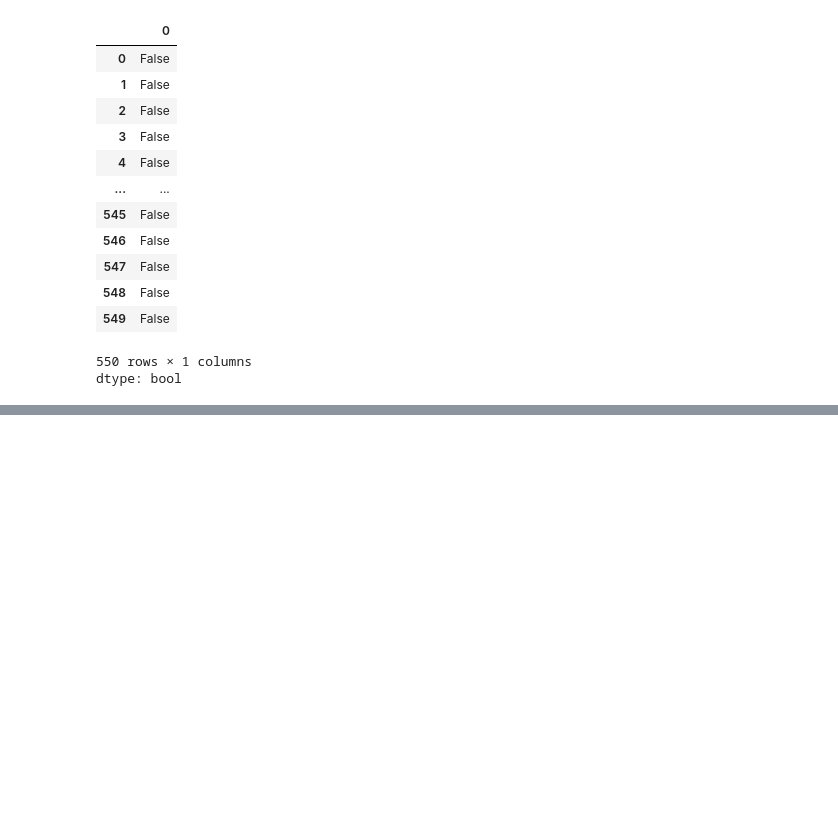
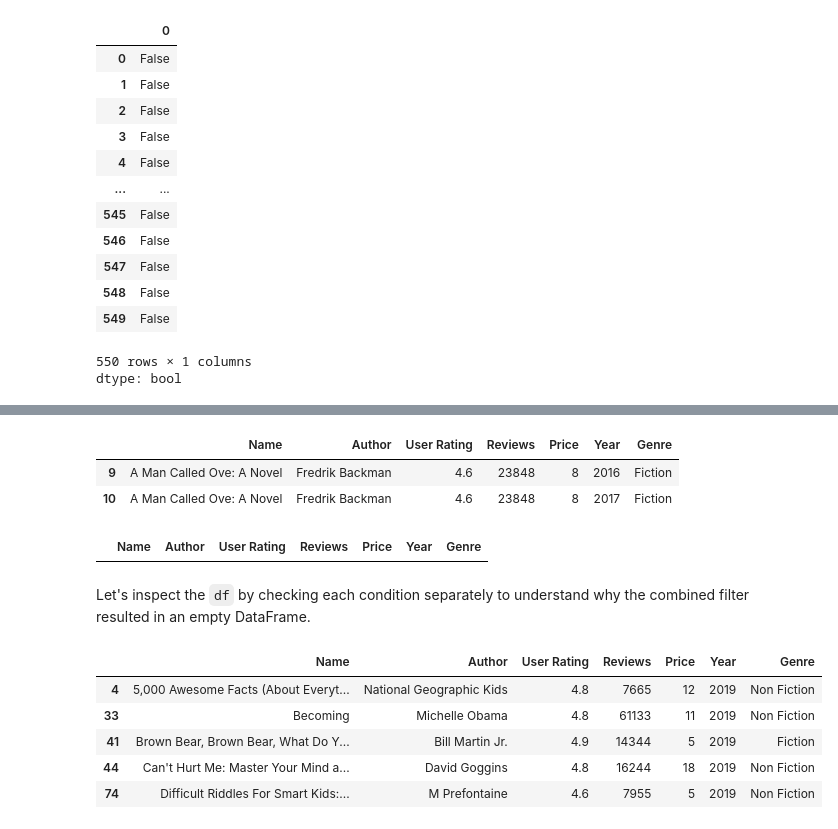
Before and after one commit to Divasdev/-100-Days-of-Code-Python-Pro-Bootcamp, a Jupyter notebook: DataAnalysis.ipynb, the cells around one changed output, grey strips where cells are left out. Cells and saved outputs as stored; diff of their text form; code cells hidden in the pictures; blank space fills up the shorter version.

```diff
--- a/DataAnalysis.ipynb
+++ b/DataAnalysis.ipynb
@@ -173,0 +262,26 @@ dtype: bool
+# %%
+auth_name='Fredrik Backman'
+specific_author=df[df['Author']==auth_name]
+specific_author
+# %% [output]
+|  | Name | Author | User Rating | Reviews | Price | Year | Genre |
+| 9 | A Man Called Ove: A Novel | Fredrik Backman | 4.6 | 23848 | 8 | 2016 | Fiction |
+| 10 | A Man Called Ove: A Novel | Fredrik Backman | 4.6 | 23848 | 8 | 2017 | Fiction |
+# %%
+specific_book=df[(df['Year']==2019) & (df['Reviews']>10000)]
+specific_book
+# %% [output]
+|  | Name | Author | User Rating | Reviews | Price | Year | Genre |
+# %% [markdown]
+Let's inspect the `df` by checking each condition separately to understand why the combined filter resulted in an empty DataFrame.
+# %%
+# Books published in 2019
+books_2019 = df[df['Year'] == 2019]
+display(books_2019.head())
+# %% [output]
+|  | Name | Author | User Rating | Reviews | Price | Year | Genre |
+| 4 | 5,000 Awesome Facts (About Everyt... | National Geographic Kids | 4.8 | 7665 | 12 | 2019 | Non Fiction |
+| 33 | Becoming | Michelle Obama | 4.8 | 61133 | 11 | 2019 | Non Fiction |
+| 41 | Brown Bear, Brown Bear, What Do Y... | Bill Martin Jr. | 4.9 | 14344 | 5 | 2019 | Fiction |
+| 44 | Can't Hurt Me: Master Your Mind a... | David Goggins | 4.8 | 16244 | 18 | 2019 | Non Fiction |
+| 74 | Difficult Riddles For Smart Kids:... | M Prefontaine | 4.6 | 7955 | 5 | 2019 | Non Fiction |
```
Also changed, not shown: parts of 9 cells of this notebook.
